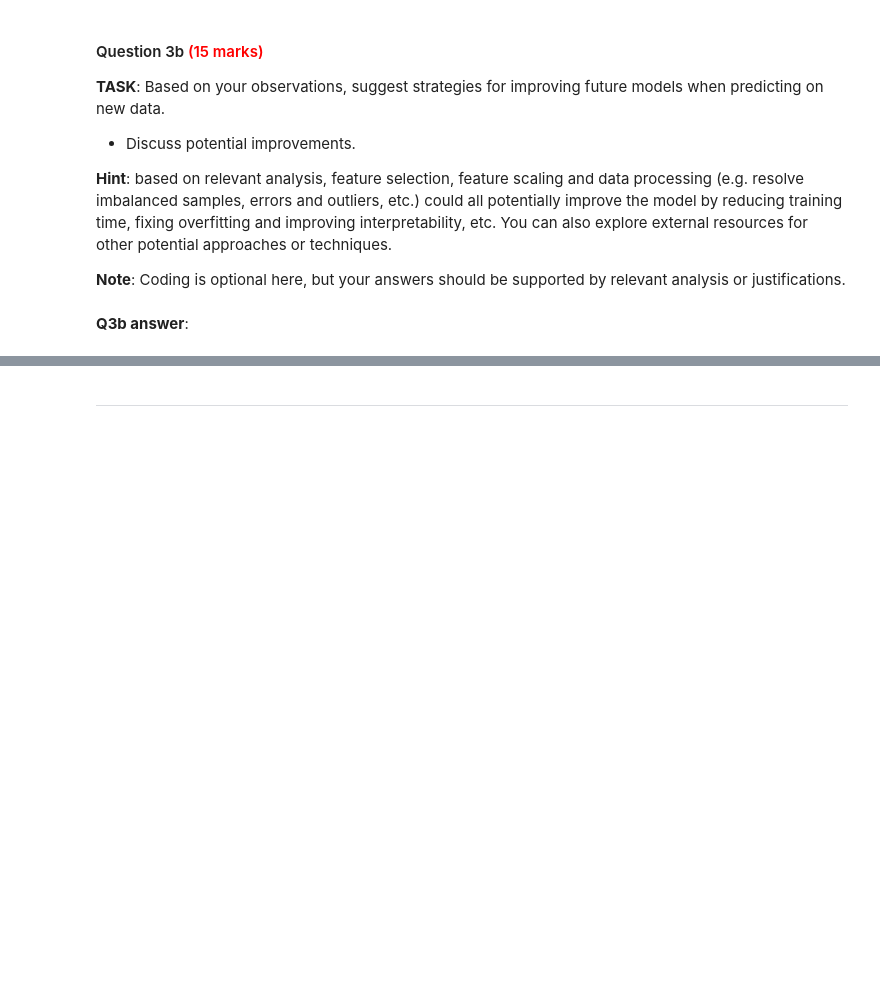
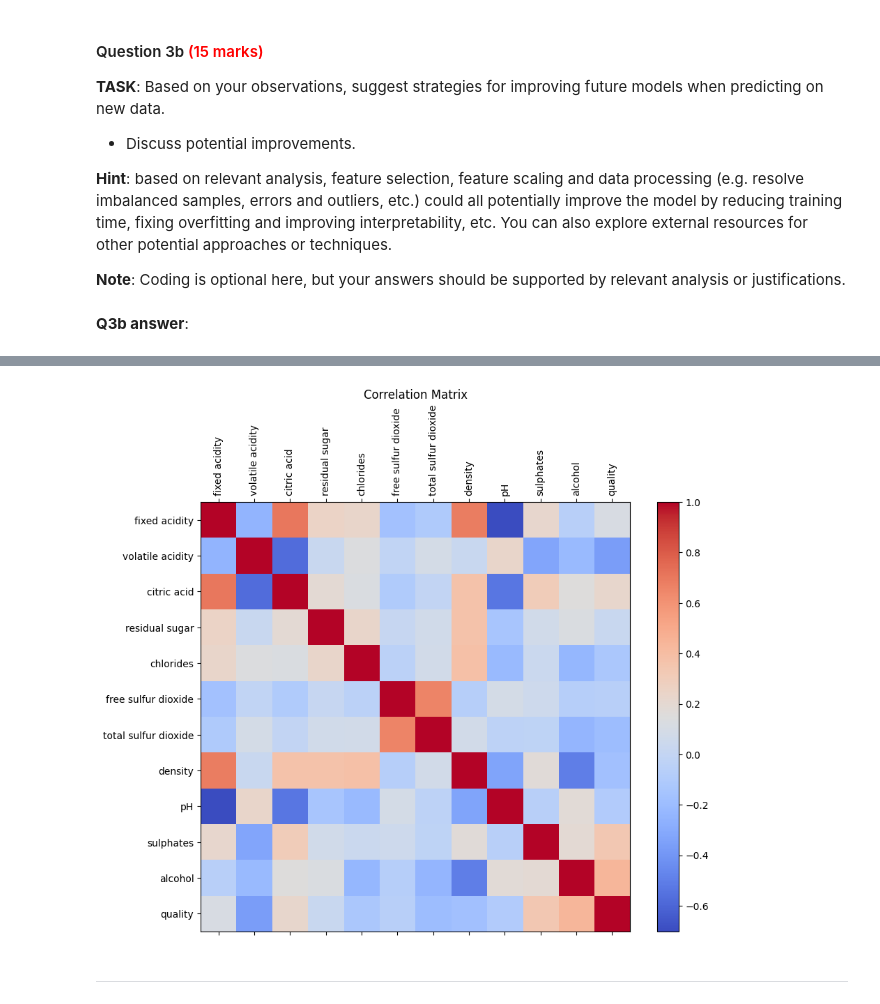
Before and after one commit to Littleguygabe/Python-Backup, a Jupyter notebook: comp1008/cwk/202425_COMP1008_cw_psygb6.ipynb, the cells around one changed output, grey strips where cells are left out. Cells and saved outputs as stored; diff of their text form; code cells hidden in the pictures; blank space fills up the shorter version.

```diff
--- a/comp1008/cwk/202425_COMP1008_cw_psygb6.ipynb
+++ b/comp1008/cwk/202425_COMP1008_cw_psygb6.ipynb
@@ -1197,3 +1404,21 @@ You can also explore external resources for other potential approaches or techni
+# %%
+import numpy as np
+import matplotlib.pyplot as plt
+
+import pandas as pd
+
+correlation_matrix = wineQualDf.corr()
+
+fig, ax = plt.subplots(figsize=(10, 8))
+cax = ax.matshow(correlation_matrix, cmap='coolwarm')
+
+plt.xticks(range(len(correlation_matrix.columns)), correlation_matrix.columns, rotation=90)
+plt.yticks(range(len(correlation_matrix.columns)), correlation_matrix.columns)
+plt.colorbar(cax)
+plt.title('Correlation Matrix')
+plt.show()
+# %% [output]
+[figure, added]
 # %% [markdown]
 ---
 # %% [markdown]
```
Also changed, not shown: parts of 7 cells of this notebook, 2 other files.
